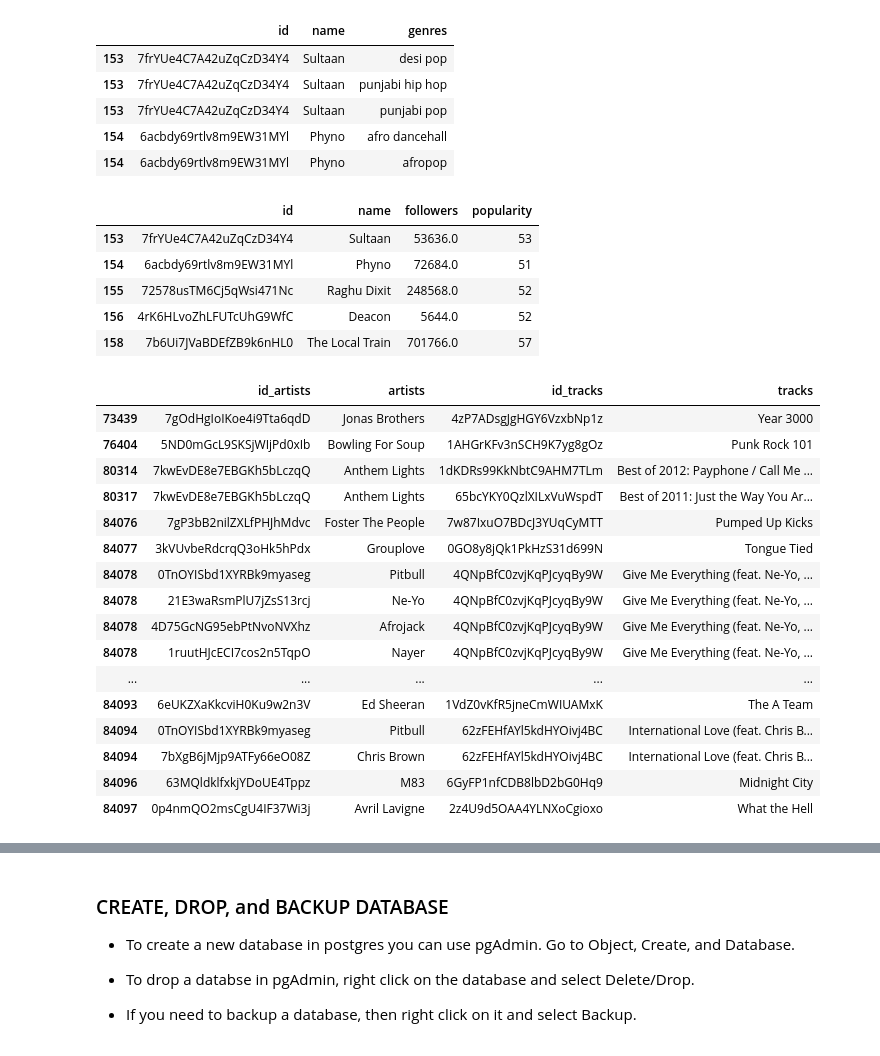
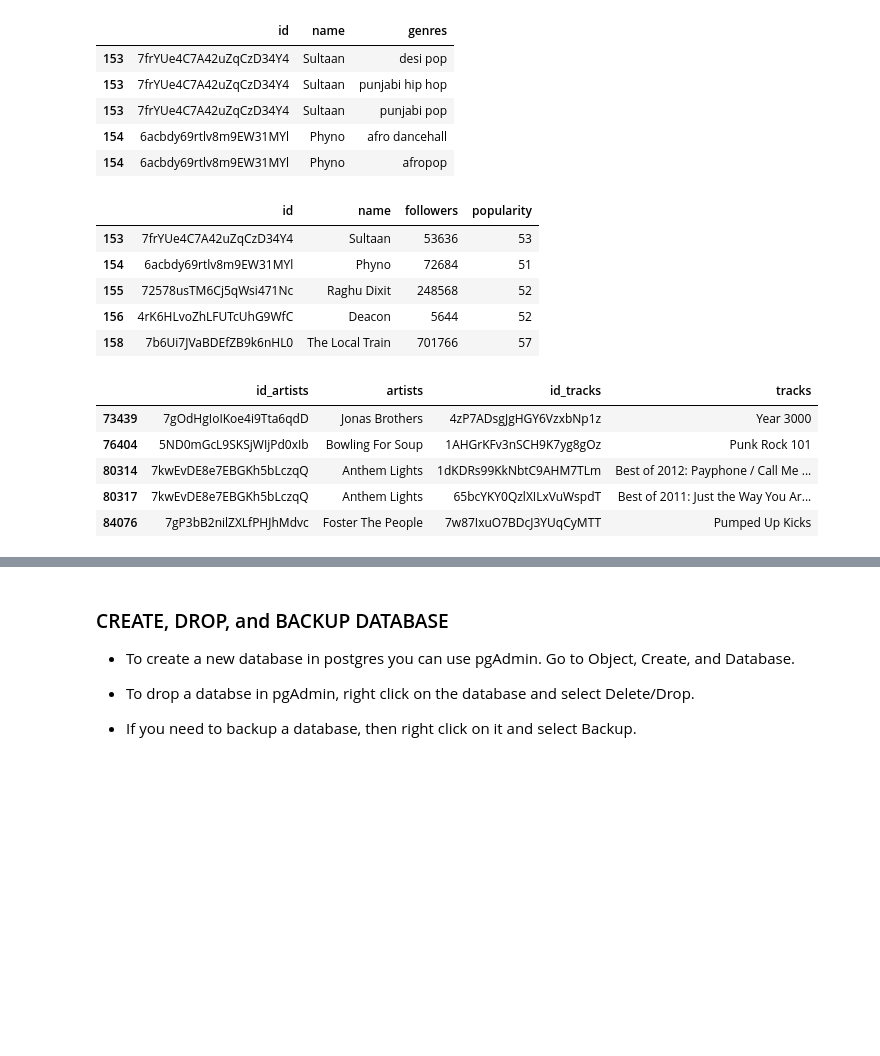
Before and after one commit to KevinKronk/sql-walkthrough-spotify, a Jupyter notebook: sql-walkthrough-spotify.ipynb, the cells around one changed output, grey strips where cells are left out. Saved outputs shown, nothing was run; the diff lists cells and outputs as text; code cells hidden in the pictures; blank space fills up the shorter version.

```diff
--- a/sql-walkthrough-spotify.ipynb
+++ b/sql-walkthrough-spotify.ipynb
@@ -44,0 +45,3 @@ print(artists.shape, tracks.shape)
+# %%
+# Filter to only select artists with 5000 or more followers
+top_artists = artists[artists['followers'] >= 5000].copy()
@@ -68,6 +70,3 @@ memory usage: 89.5+ MB
-# %%
-# Only select artists with 5000 or more followers
-top_artists = artists[artists['followers'] >= 5000]
 # %%
-# Only select tracks with a popularity of 50 or more, and that has been released since 2011
-top_tracks = tracks[(tracks['popularity'] >= 50) & (tracks['release_date'] >= '2011-01-01')]
+# Filter to select tracks with a popularity of 50 or more that have been released since 2011
+top_tracks = tracks[(tracks['popularity'] >= 50) & (tracks['release_date'] >= '2011-01-01')].copy()
@@ -113,9 +131,9 @@ artist_genre.head()
 top_artists.head()
 # %% [output]
 |  | id | name | followers | popularity |
-| 153 | 7frYUe4C7A42uZqCzD34Y4 | Sultaan | 53636.0 | 53 |
-| 154 | 6acbdy69rtlv8m9EW31MYl | Phyno | 72684.0 | 51 |
-| 155 | 72578usTM6Cj5qWsi471Nc | Raghu Dixit | 248568.0 | 52 |
-| 156 | 4rK6HLvoZhLFUTcUhG9WfC | Deacon | 5644.0 | 52 |
-| 158 | 7b6Ui7JVaBDEfZB9k6nHL0 | The Local Train | 701766.0 | 57 |
+| 153 | 7frYUe4C7A42uZqCzD34Y4 | Sultaan | 53636 | 53 |
+| 154 | 6acbdy69rtlv8m9EW31MYl | Phyno | 72684 | 51 |
+| 155 | 72578usTM6Cj5qWsi471Nc | Raghu Dixit | 248568 | 52 |
+| 156 | 4rK6HLvoZhLFUTcUhG9WfC | Deacon | 5644 | 52 |
+| 158 | 7b6Ui7JVaBDEfZB9k6nHL0 | The Local Train | 701766 | 57 |
 # %%
@@ -131,24 +149,13 @@ artist_track = artist_track.explode(['id_artists', 'artists'])
 artist_track = artist_track[artist_track['id_artists'].isin(top_artists['id'])]
 # %%
-artist_track.head(30)
+artist_track.head()
 # %% [output]
 |  | id_artists | artists | id_tracks | tracks |
 | 73439 | 7gOdHgIoIKoe4i9Tta6qdD | Jonas Brothers | 4zP7ADsgJgHGY6VzxbNp1z | Year 3000 |
 | 76404 | 5ND0mGcL9SKSjWIjPd0xIb | Bowling For Soup | 1AHGrKFv3nSCH9K7yg8gOz | Punk Rock 101 |
 | 80314 | 7kwEvDE8e7EBGKh5bLczqQ | Anthem Lights | 1dKDRs99KkNbtC9AHM7TLm | Best of 2012: Payphone / Call Me ... |
 | 80317 | 7kwEvDE8e7EBGKh5bLczqQ | Anthem Lights | 65bcYKY0QzlXILxVuWspdT | Best of 2011: Just the Way You Ar... |
 | 84076 | 7gP3bB2nilZXLfPHJhMdvc | Foster The People | 7w87IxuO7BDcJ3YUqCyMTT | Pumped Up Kicks |
-| 84077 | 3kVUvbeRdcrqQ3oHk5hPdx | Grouplove | 0GO8y8jQk1PkHzS31d699N | Tongue Tied |
-| 84078 | 0TnOYISbd1XYRBk9myaseg | Pitbull | 4QNpBfC0zvjKqPJcyqBy9W | Give Me Everything (feat. Ne-Yo, ... |
-| 84078 | 21E3waRsmPlU7jZsS13rcj | Ne-Yo | 4QNpBfC0zvjKqPJcyqBy9W | Give Me Everything (feat. Ne-Yo, ... |
-| 84078 | 4D75GcNG95ebPtNvoNVXhz | Afrojack | 4QNpBfC0zvjKqPJcyqBy9W | Give Me Everything (feat. Ne-Yo, ... |
-| 84078 | 1ruutHJcECI7cos2n5TqpO | Nayer | 4QNpBfC0zvjKqPJcyqBy9W | Give Me Everything (feat. Ne-Yo, ... |
-| ... | ... | ... | ... | ... |
-| 84093 | 6eUKZXaKkcviH0Ku9w2n3V | Ed Sheeran | 1VdZ0vKfR5jneCmWIUAMxK | The A Team |
-| 84094 | 0TnOYISbd1XYRBk9myaseg | Pitbull | 62zFEHfAYl5kdHYOivj4BC | International Love (feat. Chris B... |
-| 84094 | 7bXgB6jMjp9ATFy66eO08Z | Chris Brown | 62zFEHfAYl5kdHYOivj4BC | International Love (feat. Chris B... |
-| 84096 | 63MQldklfxkjYDoUE4Tppz | M83 | 6GyFP1nfCDB8lbD2bG0Hq9 | Midnight City |
-| 84097 | 0p4nmQO2msCgU4IF37Wi3j | Avril Lavigne | 2z4U9d5OAA4YLNXoCgioxo | What the Hell |
 # %%
 top_tracks.head()
 # %% [output]
```
Also changed, not shown: parts of 27 cells of this notebook.
